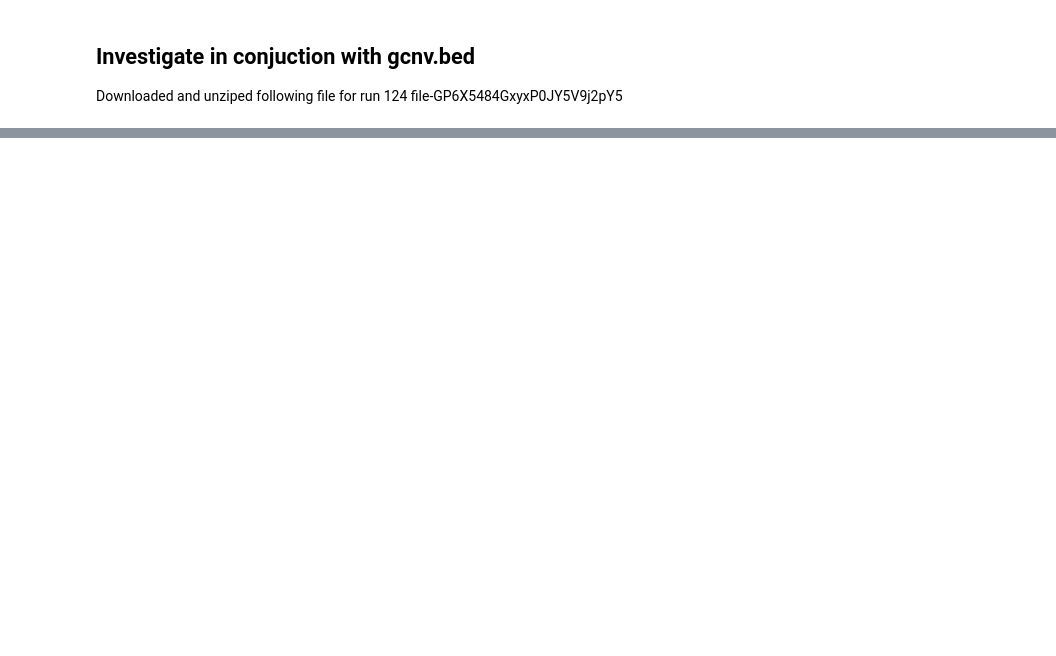
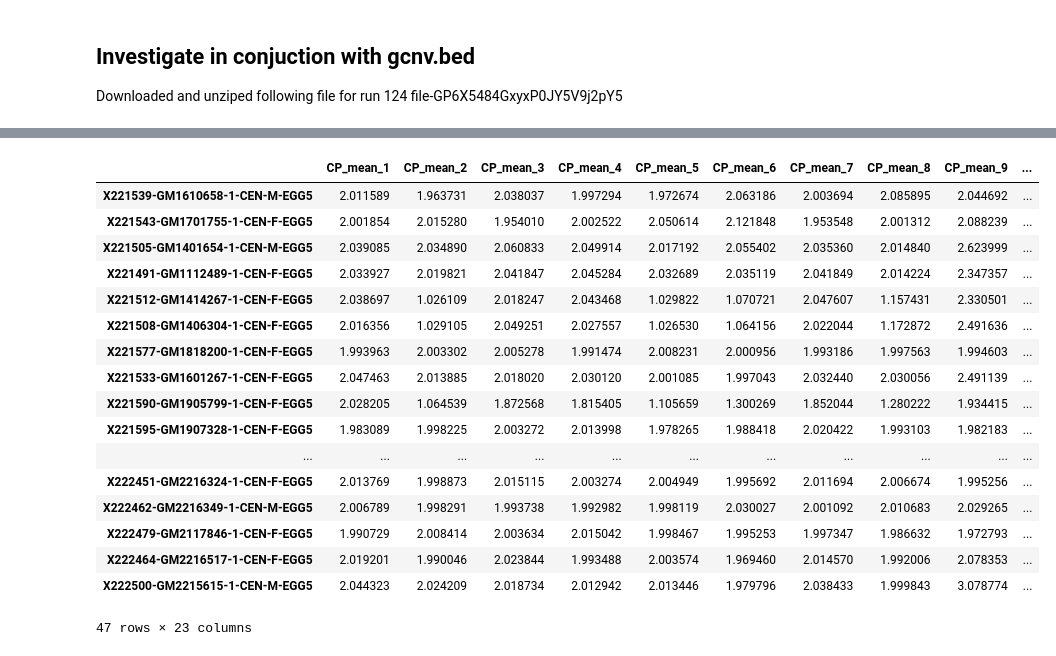
Before and after one commit to eastgenomics/gCNV-validation, a Jupyter notebook: 230404-cnv-fold80-visualisation.ipynb, the cells around one changed output, grey strips where cells are left out. Cells and saved outputs as stored; diff of their text form; code cells hidden in the pictures; blank space fills up the shorter version.

```diff
--- a/230404-cnv-fold80-visualisation.ipynb
+++ b/230404-cnv-fold80-visualisation.ipynb
@@ -127,0 +221,30 @@ ax1 = sns.scatterplot(data=combined,x=combined.CP_mean,y=combined.HS_PENALTY_30X
+# %%
+per_chrom = pd.DataFrame()
+
+for chrom in range(1,23):
+    tmp = gcnv_124_all[gcnv_124_all['chr'] == str(chrom)].mean().drop(['chr','start','end']).to_frame(name=f'CP_mean_{chrom}')
+    per_chrom = pd.concat([per_chrom,tmp],axis=1)
+    #gcnv_124_all[gcnv_124_all['chr'] == str(chrom)].mean().drop(['chr','start','end']).to_frame(name=f'CP_mean_{chrom}')
+
+x = gcnv_124_all[gcnv_124_all['chr'] == 'X'].mean().drop(['start','end']).to_frame(name='CP_mean_X')
+per_chrom = pd.concat([per_chrom,x],axis=1)
+per_chrom
+# %% [output]
+|  | CP_mean_1 | CP_mean_2 | CP_mean_3 | CP_mean_4 | CP_mean_5 | CP_mean_6 | CP_mean_7 | CP_mean_8 | CP_mean_9 | ... |
+| X221539-GM1610658-1-CEN-M-EGG5 | 2.011589 | 1.963731 | 2.038037 | 1.997294 | 1.972674 | 2.063186 | 2.003694 | 2.085895 | 2.044692 | ... |
+| X221543-GM1701755-1-CEN-F-EGG5 | 2.001854 | 2.015280 | 1.954010 | 2.002522 | 2.050614 | 2.121848 | 1.953548 | 2.001312 | 2.088239 | ... |
+| X221505-GM1401654-1-CEN-M-EGG5 | 2.039085 | 2.034890 | 2.060833 | 2.049914 | 2.017192 | 2.055402 | 2.035360 | 2.014840 | 2.623999 | ... |
+| X221491-GM1112489-1-CEN-F-EGG5 | 2.033927 | 2.019821 | 2.041847 | 2.045284 | 2.032689 | 2.035119 | 2.041849 | 2.014224 | 2.347357 | ... |
+| X221512-GM1414267-1-CEN-F-EGG5 | 2.038697 | 1.026109 | 2.018247 | 2.043468 | 1.029822 | 1.070721 | 2.047607 | 1.157431 | 2.330501 | ... |
+| X221508-GM1406304-1-CEN-F-EGG5 | 2.016356 | 1.029105 | 2.049251 | 2.027557 | 1.026530 | 1.064156 | 2.022044 | 1.172872 | 2.491636 | ... |
+| X221577-GM1818200-1-CEN-F-EGG5 | 1.993963 | 2.003302 | 2.005278 | 1.991474 | 2.008231 | 2.000956 | 1.993186 | 1.997563 | 1.994603 | ... |
+| X221533-GM1601267-1-CEN-F-EGG5 | 2.047463 | 2.013885 | 2.018020 | 2.030120 | 2.001085 | 1.997043 | 2.032440 | 2.030056 | 2.491139 | ... |
+| X221590-GM1905799-1-CEN-F-EGG5 | 2.028205 | 1.064539 | 1.872568 | 1.815405 | 1.105659 | 1.300269 | 1.852044 | 1.280222 | 1.934415 | ... |
+| X221595-GM1907328-1-CEN-F-EGG5 | 1.983089 | 1.998225 | 2.003272 | 2.013998 | 1.978265 | 1.988418 | 2.020422 | 1.993103 | 1.982183 | ... |
+| ... | ... | ... | ... | ... | ... | ... | ... | ... | ... | ... |
+| X222451-GM2216324-1-CEN-F-EGG5 | 2.013769 | 1.998873 | 2.015115 | 2.003274 | 2.004949 | 1.995692 | 2.011694 | 2.006674 | 1.995256 | ... |
+| X222462-GM2216349-1-CEN-M-EGG5 | 2.006789 | 1.998291 | 1.993738 | 1.992982 | 1.998119 | 2.030027 | 2.001092 | 2.010683 | 2.029265 | ... |
+| X222479-GM2117846-1-CEN-F-EGG5 | 1.990729 | 2.008414 | 2.003634 | 2.015042 | 1.998467 | 1.995253 | 1.997347 | 1.986632 | 1.972793 | ... |
+| X222464-GM2216517-1-CEN-F-EGG5 | 2.019201 | 1.990046 | 2.023844 | 1.993488 | 2.003574 | 1.969460 | 2.014570 | 1.992006 | 2.078353 | ... |
+| X222500-GM2215615-1-CEN-M-EGG5 | 2.044323 | 2.024209 | 2.018734 | 2.012942 | 2.013446 | 1.979796 | 2.038433 | 1.999843 | 3.078774 | ... |
+47 rows × 23 columns
```
Also changed, not shown: parts of 33 cells of this notebook.
